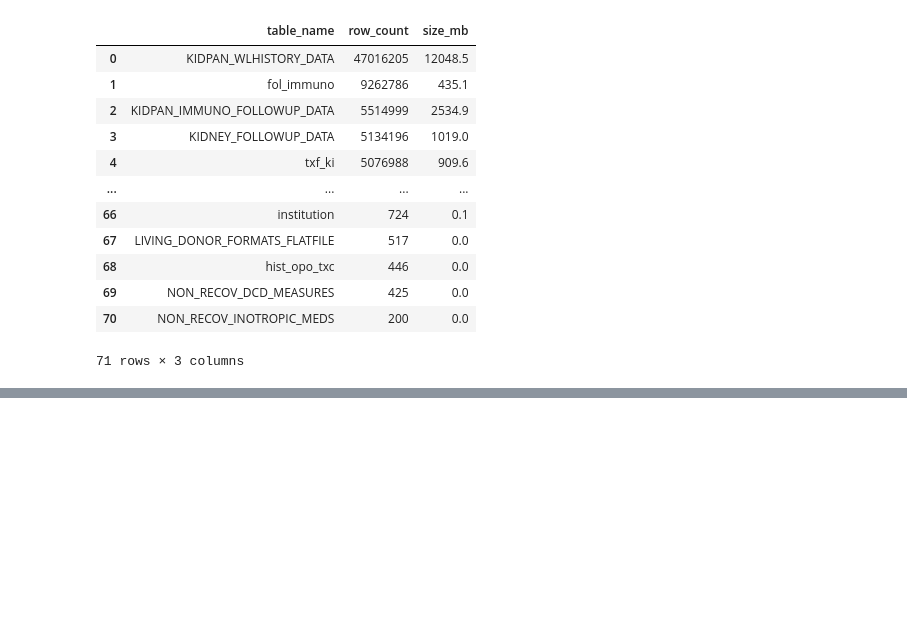
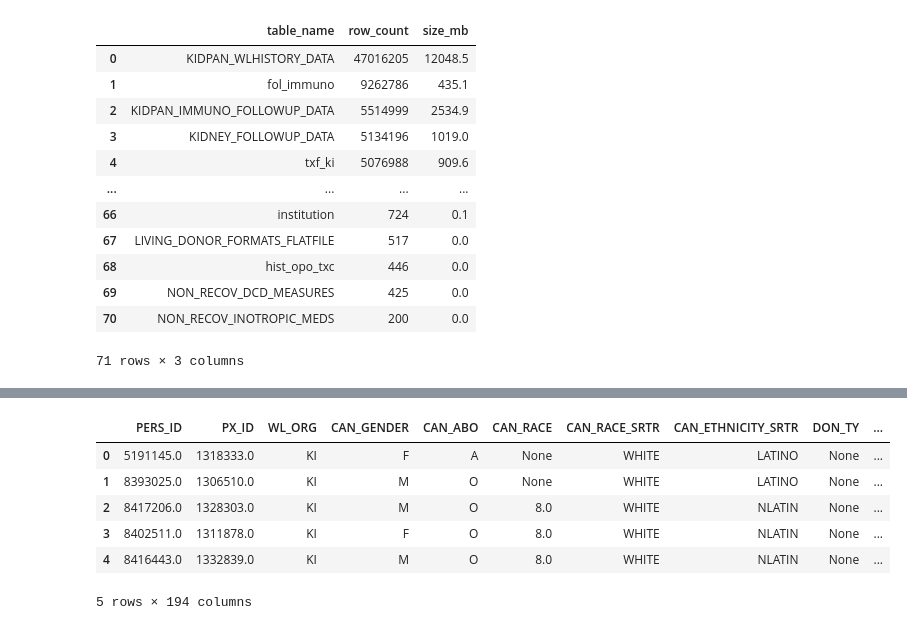
Before and after one commit to simonvc17/mdff_practicum, a Jupyter notebook: exploratory/connecting_and_exploring.ipynb, the cells around one changed output, grey strips where cells are left out. Drawn from its saved outputs; the diff is of its cells as text; code cells hidden in the pictures; blank space fills up the shorter version.

```diff
--- a/exploratory/connecting_and_exploring.ipynb
+++ b/exploratory/connecting_and_exploring.ipynb
@@ -96,0 +121,16 @@ df_inventory
+# %%
+query = """
+SELECT *
+FROM `mdff-practicum-2026.mdff.cand_kipa`
+LIMIT 5
+"""
+df = client.query(query).to_dataframe()
+df.head()
+# %% [output]
+|  | PERS_ID | PX_ID | WL_ORG | CAN_GENDER | CAN_ABO | CAN_RACE | CAN_RACE_SRTR | CAN_ETHNICITY_SRTR | DON_TY | ... |
+| 0 | 5191145.0 | 1318333.0 | KI | F | A | None | WHITE | LATINO | None | ... |
+| 1 | 8393025.0 | 1306510.0 | KI | M | O | None | WHITE | LATINO | None | ... |
+| 2 | 8417206.0 | 1328303.0 | KI | M | O | 8.0 | WHITE | NLATIN | None | ... |
+| 3 | 8402511.0 | 1311878.0 | KI | F | O | 8.0 | WHITE | NLATIN | None | ... |
+| 4 | 8416443.0 | 1332839.0 | KI | M | O | 8.0 | WHITE | NLATIN | None | ... |
+5 rows × 194 columns
```
Also changed, not shown: parts of 1 cell of this notebook, 1 other file.
